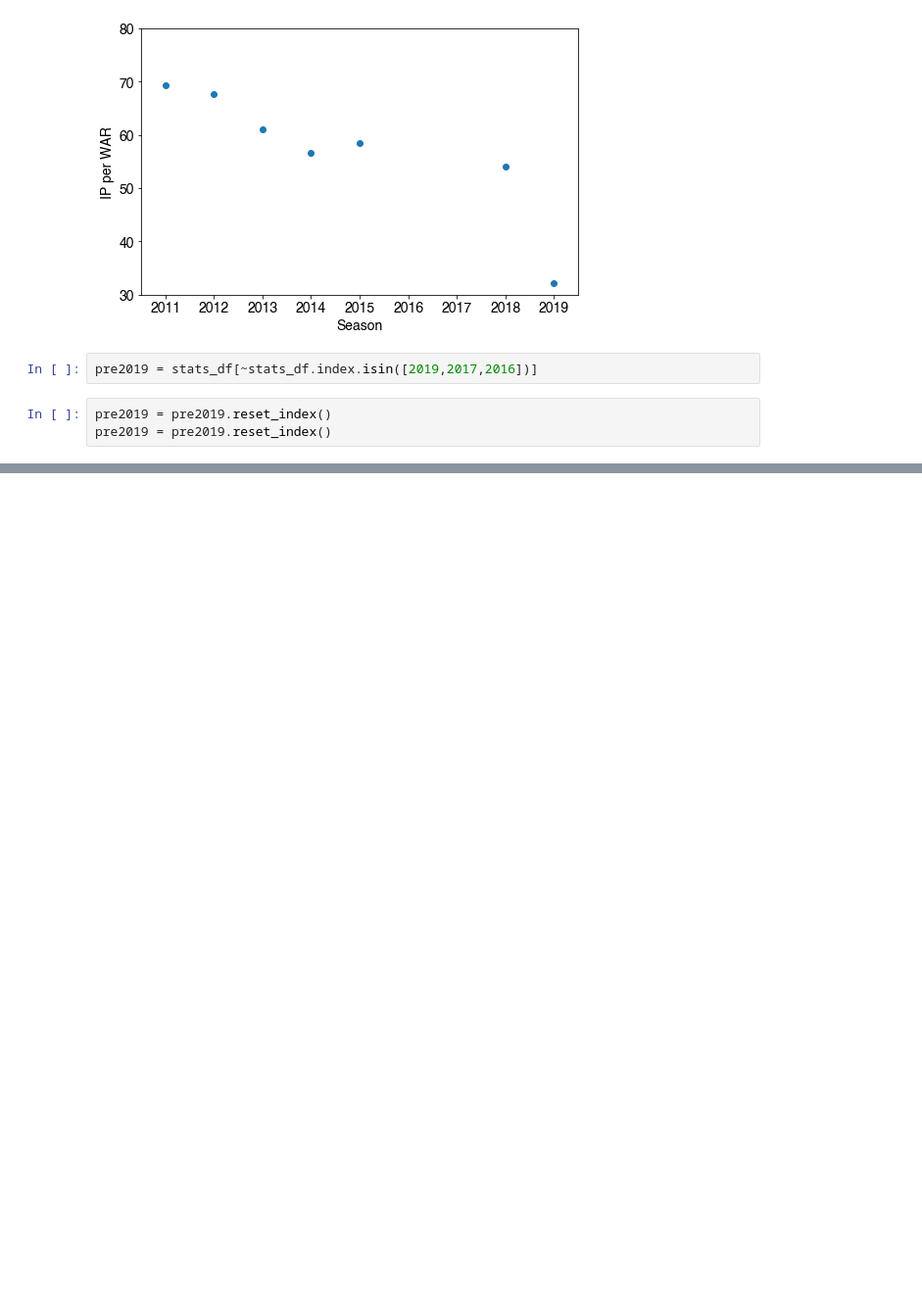
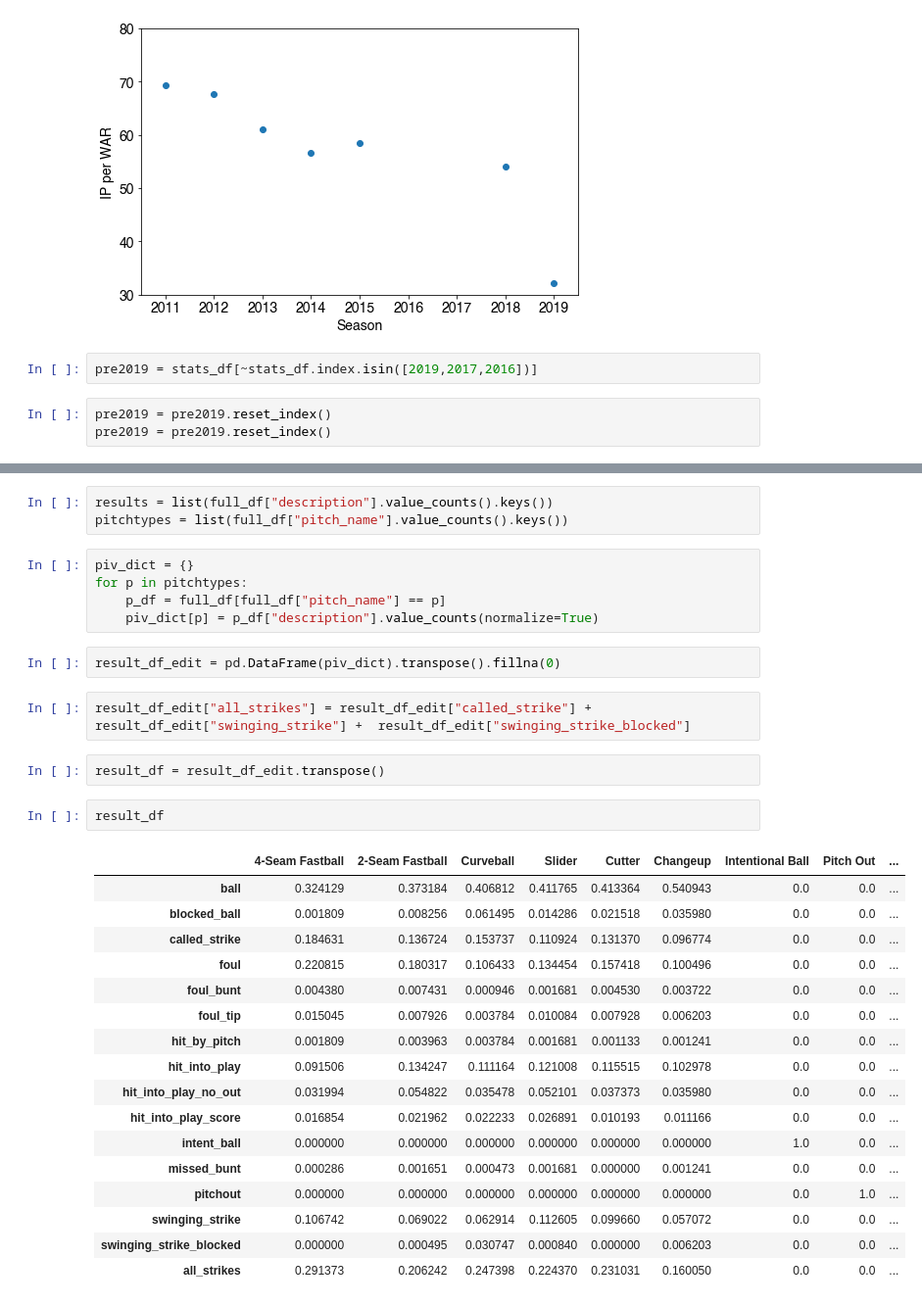
Before and after one commit to tjburch/baseball-studies, a Jupyter notebook: notebooks/LanceLynn2019.ipynb, the cells around one changed output, grey strips where cells are left out. Shown: that part at 98% size. Drawn from its saved outputs; the diff is of its cells as text; blank space fills up the shorter version.

```diff
--- a/notebooks/LanceLynn2019.ipynb
+++ b/notebooks/LanceLynn2019.ipynb
@@ -189,0 +174,34 @@ plt.savefig('../plots/lynn/lynn_ip_per_war_regression')
+# %%
+results = list(full_df["description"].value_counts().keys())
+pitchtypes = list(full_df["pitch_name"].value_counts().keys())
+# %%
+piv_dict = {}
+for p in pitchtypes:
+    p_df = full_df[full_df["pitch_name"] == p]
+    piv_dict[p] = p_df["description"].value_counts(normalize=True)
+# %%
+result_df_edit = pd.DataFrame(piv_dict).transpose().fillna(0)
+# %%
+result_df_edit["all_strikes"] = result_df_edit["called_strike"] + result_df_edit["swinging_strike"] +  result_df_edit["swinging_strike_blocked"]
+# %%
+result_df = result_df_edit.transpose()
+# %%
+result_df
+# %% [output]
+|  | 4-Seam Fastball | 2-Seam Fastball | Curveball | Slider | Cutter | Changeup | Intentional Ball | Pitch Out | ... |
+| ball | 0.324129 | 0.373184 | 0.406812 | 0.411765 | 0.413364 | 0.540943 | 0.0 | 0.0 | ... |
+| blocked_ball | 0.001809 | 0.008256 | 0.061495 | 0.014286 | 0.021518 | 0.035980 | 0.0 | 0.0 | ... |
+| called_strike | 0.184631 | 0.136724 | 0.153737 | 0.110924 | 0.131370 | 0.096774 | 0.0 | 0.0 | ... |
+| foul | 0.220815 | 0.180317 | 0.106433 | 0.134454 | 0.157418 | 0.100496 | 0.0 | 0.0 | ... |
+| foul_bunt | 0.004380 | 0.007431 | 0.000946 | 0.001681 | 0.004530 | 0.003722 | 0.0 | 0.0 | ... |
+| foul_tip | 0.015045 | 0.007926 | 0.003784 | 0.010084 | 0.007928 | 0.006203 | 0.0 | 0.0 | ... |
+| hit_by_pitch | 0.001809 | 0.003963 | 0.003784 | 0.001681 | 0.001133 | 0.001241 | 0.0 | 0.0 | ... |
+| hit_into_play | 0.091506 | 0.134247 | 0.111164 | 0.121008 | 0.115515 | 0.102978 | 0.0 | 0.0 | ... |
+| hit_into_play_no_out | 0.031994 | 0.054822 | 0.035478 | 0.052101 | 0.037373 | 0.035980 | 0.0 | 0.0 | ... |
+| hit_into_play_score | 0.016854 | 0.021962 | 0.022233 | 0.026891 | 0.010193 | 0.011166 | 0.0 | 0.0 | ... |
+| intent_ball | 0.000000 | 0.000000 | 0.000000 | 0.000000 | 0.000000 | 0.000000 | 1.0 | 0.0 | ... |
+| missed_bunt | 0.000286 | 0.001651 | 0.000473 | 0.001681 | 0.000000 | 0.001241 | 0.0 | 0.0 | ... |
+| pitchout | 0.000000 | 0.000000 | 0.000000 | 0.000000 | 0.000000 | 0.000000 | 0.0 | 1.0 | ... |
+| swinging_strike | 0.106742 | 0.069022 | 0.062914 | 0.112605 | 0.099660 | 0.057072 | 0.0 | 0.0 | ... |
+| swinging_strike_blocked | 0.000000 | 0.000495 | 0.030747 | 0.000840 | 0.000000 | 0.006203 | 0.0 | 0.0 | ... |
+| all_strikes | 0.291373 | 0.206242 | 0.247398 | 0.224370 | 0.231031 | 0.160050 | 0.0 | 0.0 | ... |
```
Also changed, not shown: parts of 8 cells of this notebook.
